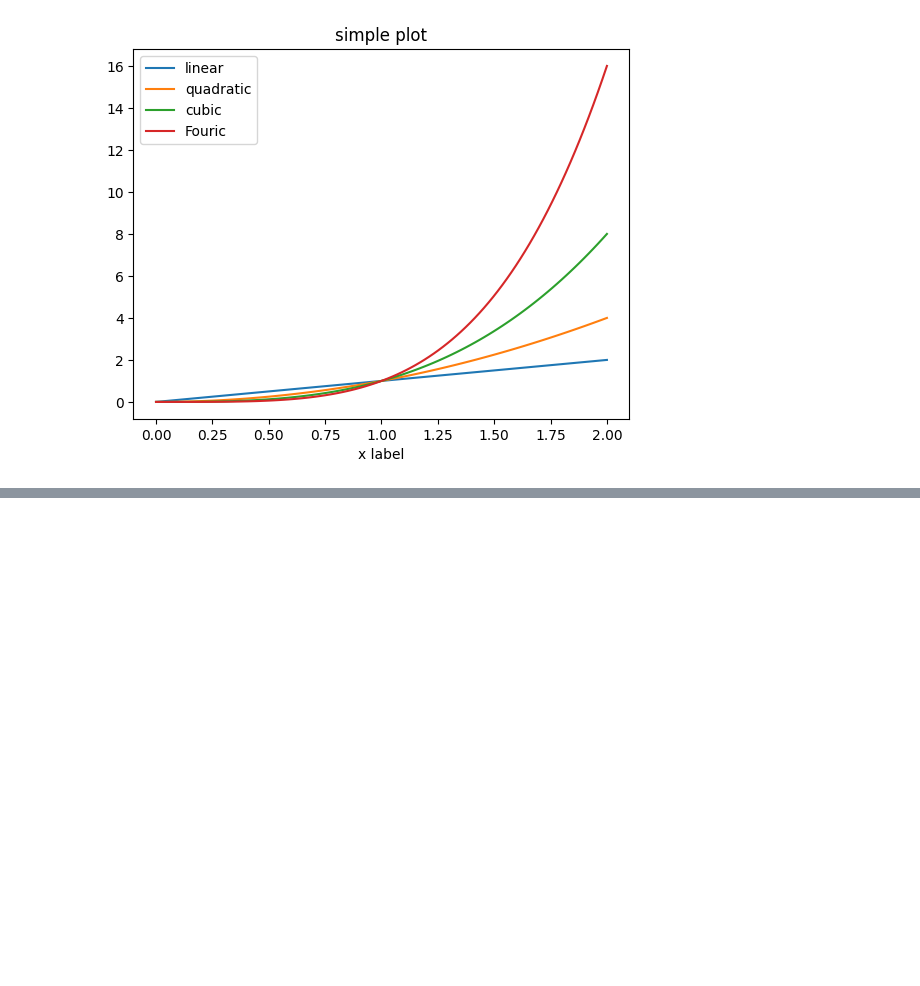
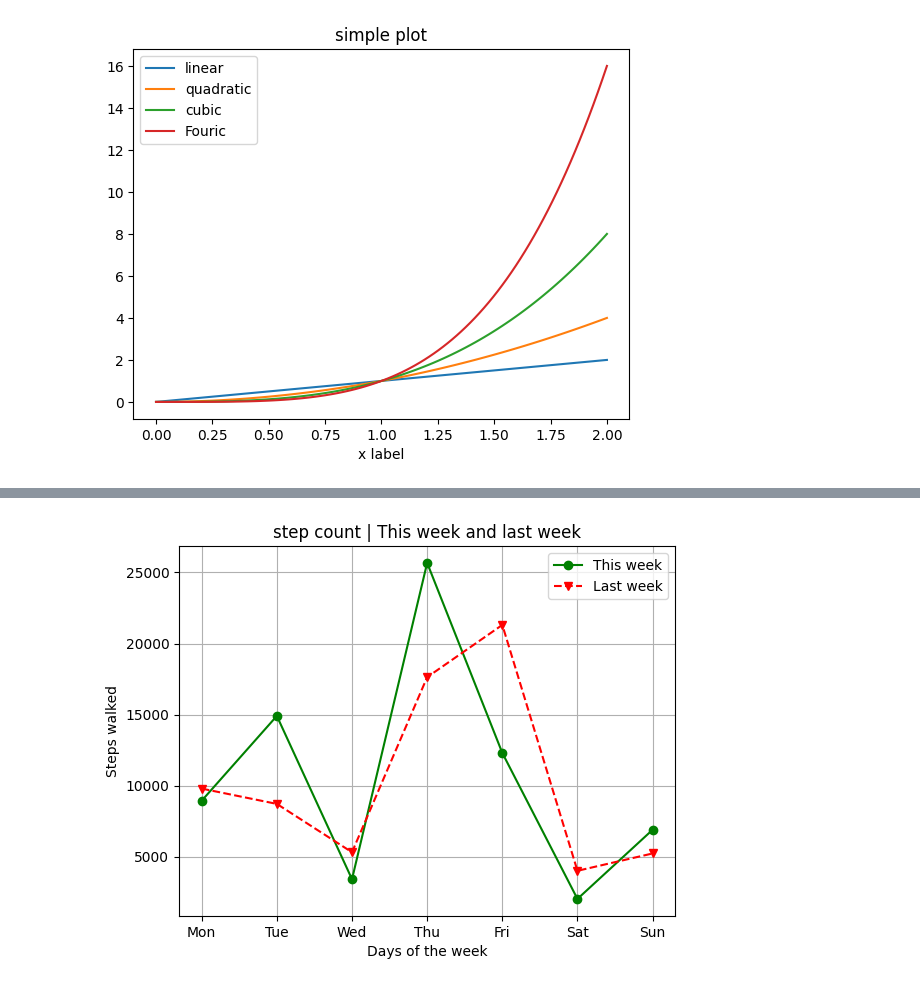
Before and after one commit to LangatMark/DataScience, a Jupyter notebook: trial/data visualization with Matplotlib, seaborn.ipynb, the cells around one changed output, grey strips where cells are left out. Drawn from its saved outputs; the diff is of its cells as text; code cells hidden in the pictures; blank space fills up the shorter version.

```diff
--- a/trial/data visualization with Matplotlib, seaborn.ipynb
+++ b/trial/data visualization with Matplotlib, seaborn.ipynb
@@ -182,0 +241,20 @@ plt.show()
+# %%
+days=['Mon', 'Tue', 'Wed', 'Thu','Fri', 'Sat', 'Sun']
+steps_walked=[8934, 14902, 3409, 25672, 12300, 2023, 6890]
+steps_last_week=[9788, 8710, 5308, 17630, 21309, 4002, 5223]
+
+fig, ax=plt.subplots()
+ax.plot(days, steps_walked, 'o-g')
+#o specifies that the data points should be plotted as circles
+#'-' the line connecting the data points should be a solid line
+#g specifies that the color of the circles and the line should be green
+ax.plot(days, steps_last_week, 'v--r')
+ax.set_title('step count | This week and last week')
+ax.set_xlabel('Days of the week')
+ax.set_ylabel('Steps walked')
+ax.grid(True)
+ax.legend(['This week', 'Last week'])
+plt.savefig('Step count.png')
+plt.show()
+# %% [output]
+[figure, added]
```
Also changed, not shown: parts of 17 cells of this notebook, 7 other files.
